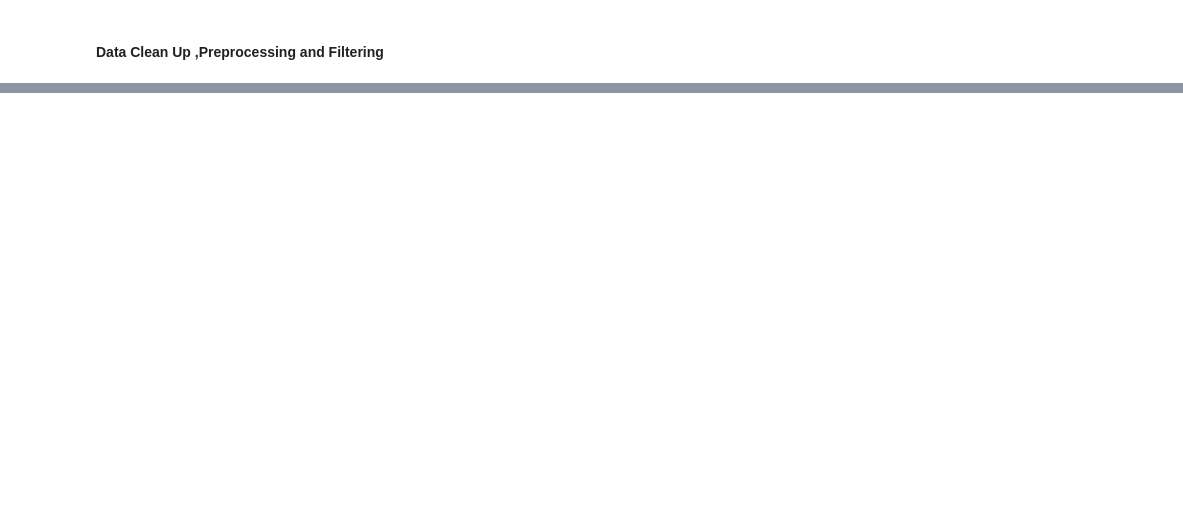
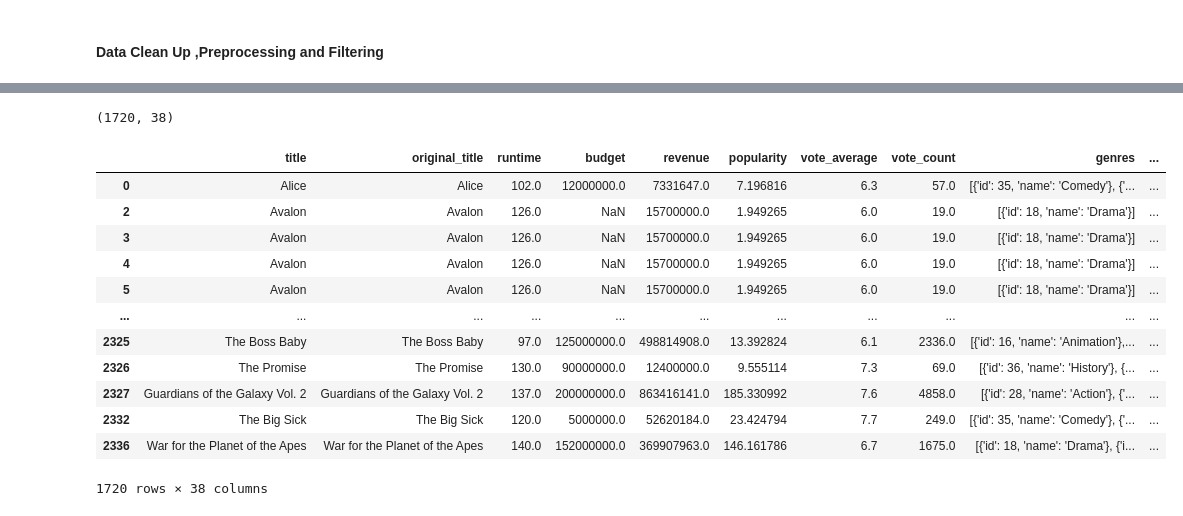
Before and after one commit to Sukurudo/Team-4, a Jupyter notebook: oscar_prediction_ml.ipynb, the cells around one changed output, grey strips where cells are left out. Drawn from its saved outputs; the diff is of its cells as text; code cells hidden in the pictures; blank space fills up the shorter version.

```diff
--- a/oscar_prediction_ml.ipynb
+++ b/oscar_prediction_ml.ipynb
@@ -28,0 +55,5 @@ movie_df.shape
+# %%
+# Filter all rows for US as the country
+
+movie_us_df = combined_df[combined_df['country'] == 'United States']
+movie_us_df.shape
@@ -37,5 +85,0 @@ movie_df.shape
-# %%
-# Filter all rows for US as the country
-
-movie_us_df = movie_df[movie_df['country'] == 'United States']
-movie_us_df.head(5)
@@ -49,0 +86,33 @@ movie_us_df.head(5)
+# %%
+columns1 = ['title', 'original_title','runtime',
+       'budget', 'revenue', 'popularity', 'vote_average',
+       'vote_count', 'genres', 'original_language',
+       'spoken_languages', 'country', 'production_companies',
+       'production_countries', 'distributor', 'producers', 'director',
+       'starring', 'cinematography', 'editors', 'writers', 'composers',
+       'rating_0.5', 'rating_1.0', 'rating_1.5', 'rating_2.0',
+       'rating_2.5', 'rating_3.0', 'rating_3.5', 'rating_4.0', 'rating_4.5',
+       'rating_5.0', 'year_film', 'year_ceremony', 'ceremony',
+       'category', 'name', 'winner']
+# %%
+movie_us_df = movie_us_df.loc[:, columns1].copy()
+movie_us_df.shape
+# %% [output]
+(1720, 38)
+# %%
+movie_us_df.set_index('original_title')
+movie_us_df
+# %% [output]
+|  | title | original_title | runtime | budget | revenue | popularity | vote_average | vote_count | genres | ... |
+| 0 | Alice | Alice | 102.0 | 12000000.0 | 7331647.0 | 7.196816 | 6.3 | 57.0 | [{'id': 35, 'name': 'Comedy'}, {'... | ... |
+| 2 | Avalon | Avalon | 126.0 | NaN | 15700000.0 | 1.949265 | 6.0 | 19.0 | [{'id': 18, 'name': 'Drama'}] | ... |
+| 3 | Avalon | Avalon | 126.0 | NaN | 15700000.0 | 1.949265 | 6.0 | 19.0 | [{'id': 18, 'name': 'Drama'}] | ... |
+| 4 | Avalon | Avalon | 126.0 | NaN | 15700000.0 | 1.949265 | 6.0 | 19.0 | [{'id': 18, 'name': 'Drama'}] | ... |
+| 5 | Avalon | Avalon | 126.0 | NaN | 15700000.0 | 1.949265 | 6.0 | 19.0 | [{'id': 18, 'name': 'Drama'}] | ... |
+| ... | ... | ... | ... | ... | ... | ... | ... | ... | ... | ... |
+| 2325 | The Boss Baby | The Boss Baby | 97.0 | 125000000.0 | 498814908.0 | 13.392824 | 6.1 | 2336.0 | [{'id': 16, 'name': 'Animation'},... | ... |
+| 2326 | The Promise | The Promise | 130.0 | 90000000.0 | 12400000.0 | 9.555114 | 7.3 | 69.0 | [{'id': 36, 'name': 'History'}, {... | ... |
+| 2327 | Guardians of the Galaxy Vol. 2 | Guardians of the Galaxy Vol. 2 | 137.0 | 200000000.0 | 863416141.0 | 185.330992 | 7.6 | 4858.0 | [{'id': 28, 'name': 'Action'}, {'... | ... |
+| 2332 | The Big Sick | The Big Sick | 120.0 | 5000000.0 | 52620184.0 | 23.424794 | 7.7 | 249.0 | [{'id': 35, 'name': 'Comedy'}, {'... | ... |
+| 2336 | War for the Planet of the Apes | War for the Planet of the Apes | 140.0 | 152000000.0 | 369907963.0 | 146.161786 | 6.7 | 1675.0 | [{'id': 18, 'name': 'Drama'}, {'i... | ... |
+1720 rows × 38 columns
```
Also changed, not shown: parts of 43 cells of this notebook.
